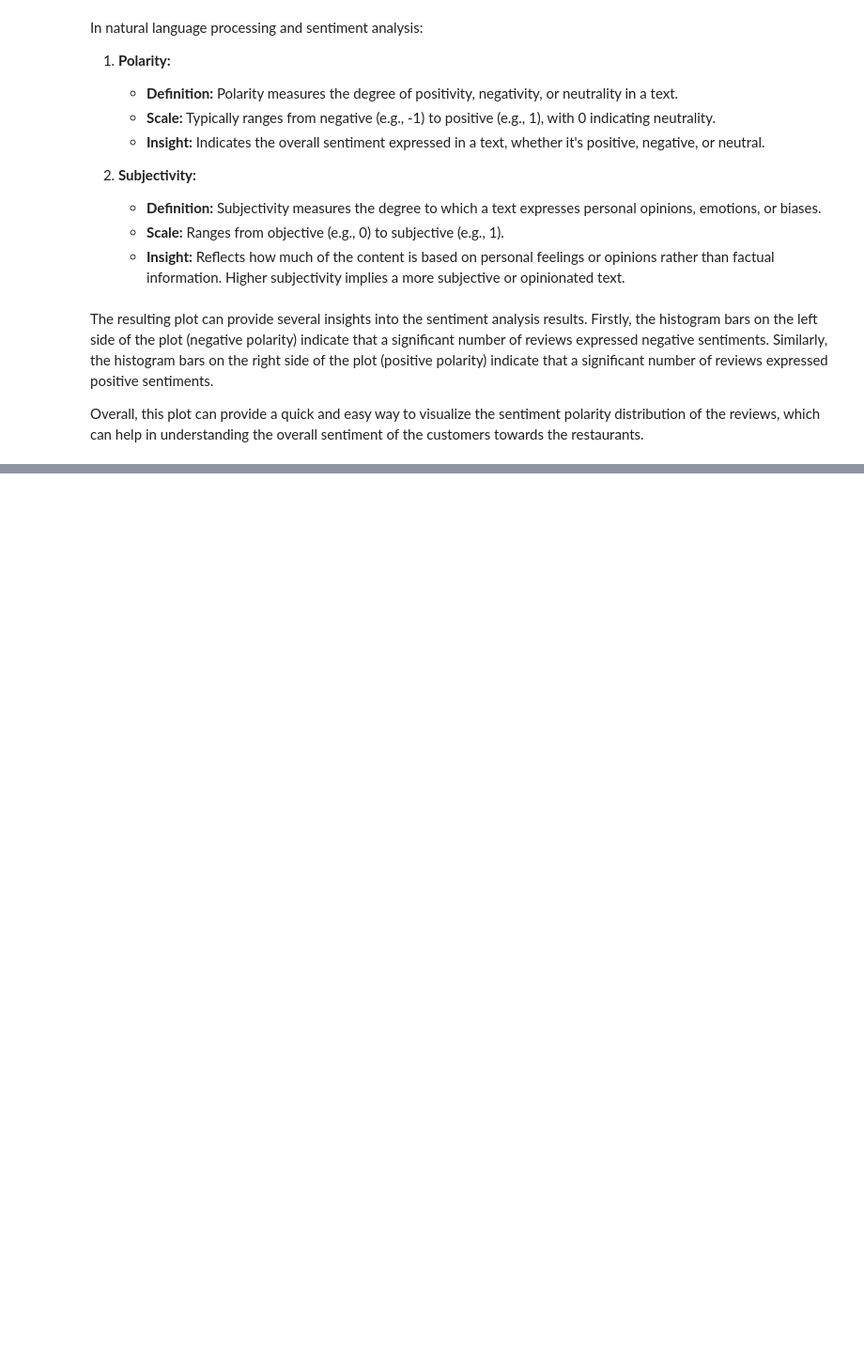
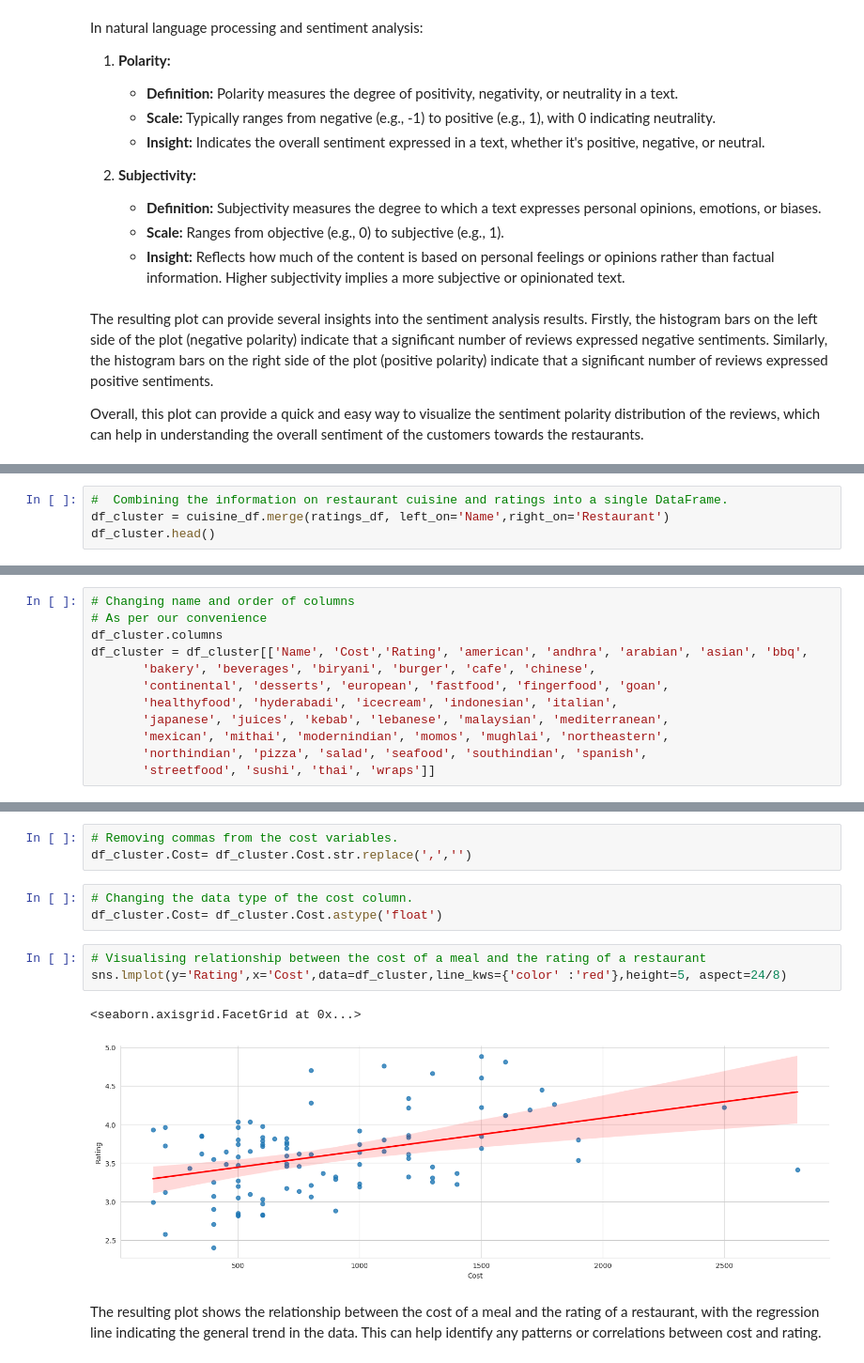
Before and after one commit to dipakpatil2001/Zomato-Restaurant-Clustering-And-Sentiment-Analysis-Unsupervised-ML, a Jupyter notebook: Zomato_Restaurant_Clustering_And_Sentiment_Analysis.ipynb, the cells around one changed output, grey strips where cells are left out. Shown at 94% size. Saved outputs shown, nothing was run; the diff lists cells and outputs as text; blank space fills up the shorter version.

```diff
--- a/Zomato_Restaurant_Clustering_And_Sentiment_Analysis.ipynb
+++ b/Zomato_Restaurant_Clustering_And_Sentiment_Analysis.ipynb
@@ -1455,0 +1563,4 @@ Overall, this plot can provide a quick and easy way to visualize the sentiment p
+# %%
+#  Combining the information on restaurant cuisine and ratings into a single DataFrame.
+df_cluster = cuisine_df.merge(ratings_df, left_on='Name',right_on='Restaurant')
+df_cluster.head()
@@ -1455,0 +1597,12 @@ Overall, this plot can provide a quick and easy way to visualize the sentiment p
+# %%
+# Changing name and order of columns
+# As per our convenience
+df_cluster.columns
+df_cluster = df_cluster[['Name', 'Cost','Rating', 'american', 'andhra', 'arabian', 'asian', 'bbq',
+       'bakery', 'beverages', 'biryani', 'burger', 'cafe', 'chinese',
+       'continental', 'desserts', 'european', 'fastfood', 'fingerfood', 'goan',
+       'healthyfood', 'hyderabadi', 'icecream', 'indonesian', 'italian',
+       'japanese', 'juices', 'kebab', 'lebanese', 'malaysian', 'mediterranean',
+       'mexican', 'mithai', 'modernindian', 'momos', 'mughlai', 'northeastern',
+       'northindian', 'pizza', 'salad', 'seafood', 'southindian', 'spanish',
+       'streetfood', 'sushi', 'thai', 'wraps']]
@@ -1455,0 +1630,14 @@ Overall, this plot can provide a quick and easy way to visualize the sentiment p
+# %%
+# Removing commas from the cost variables.
+df_cluster.Cost= df_cluster.Cost.str.replace(',','')
+# %%
+# Changing the data type of the cost column.
+df_cluster.Cost= df_cluster.Cost.astype('float')
+# %%
+# Visualising relationship between the cost of a meal and the rating of a restaurant
+sns.lmplot(y='Rating',x='Cost',data=df_cluster,line_kws={'color' :'red'},height=5, aspect=24/8)
+# %% [output]
+<seaborn.axisgrid.FacetGrid at 0x...>
+[figure, added]
+# %% [markdown]
+The resulting plot shows the relationship between the cost of a meal and the rating of a restaurant, with the regression line indicating the general trend in the data. This can help identify any patterns or correlations between cost and rating.
```
Also changed, not shown: parts of 31 cells of this notebook.
